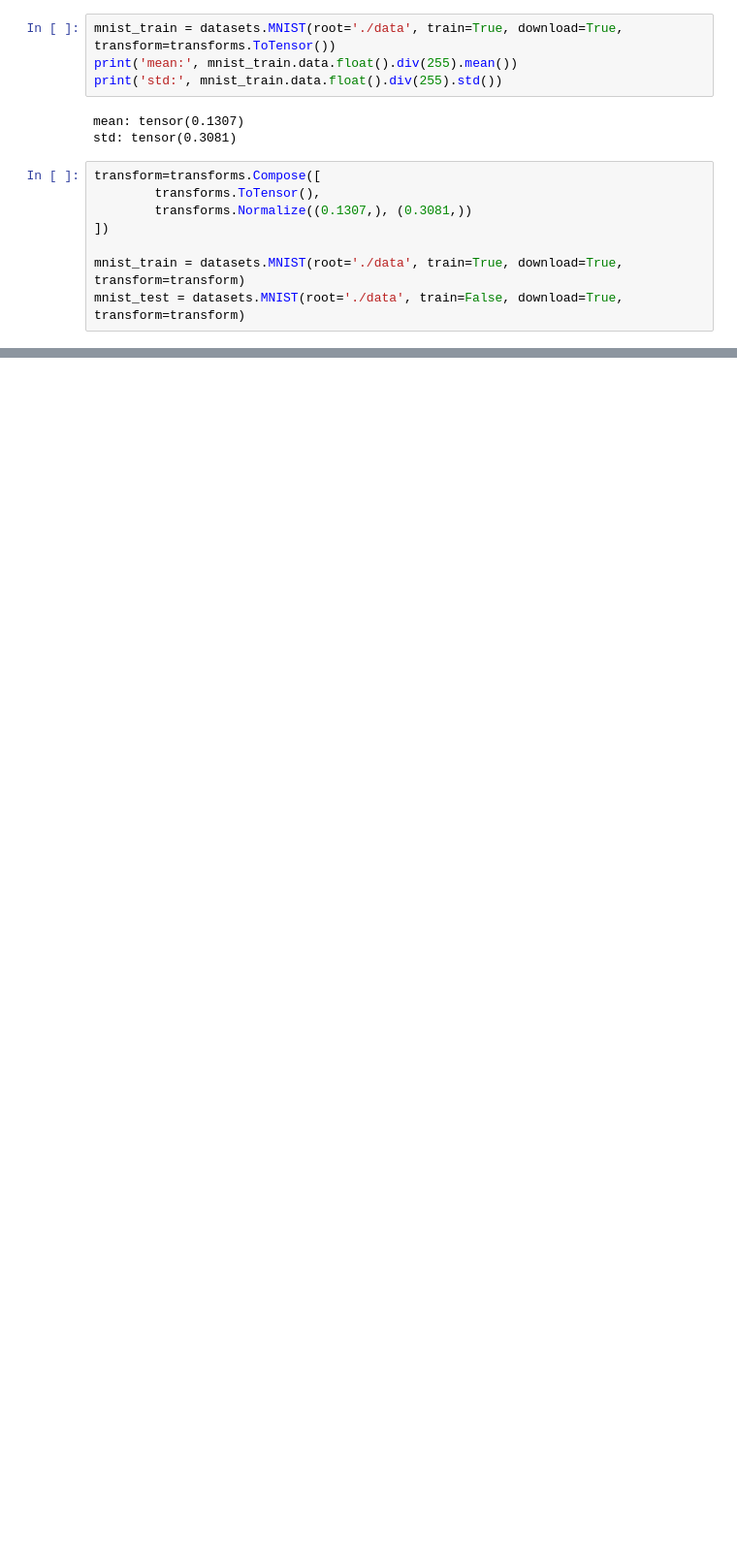
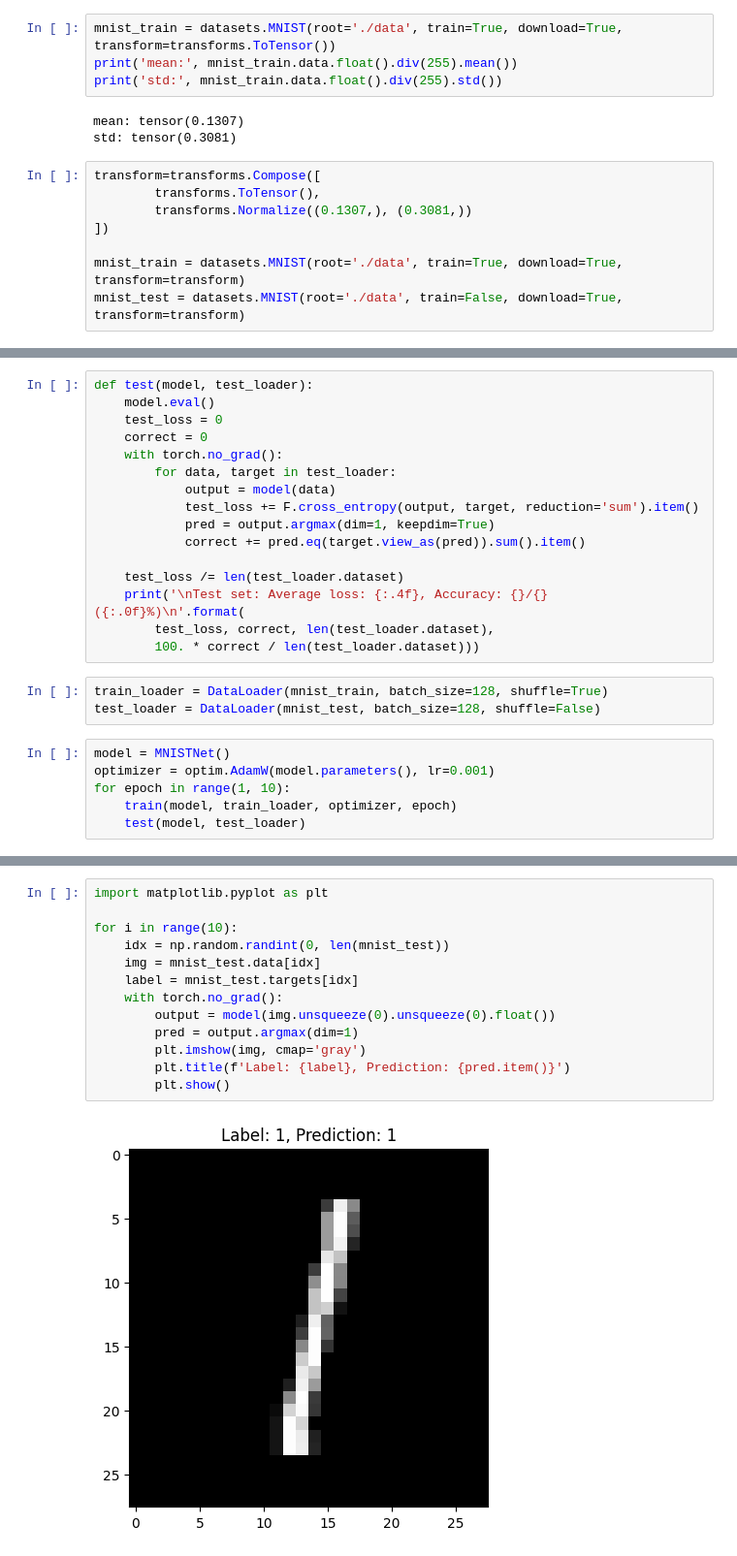
Before and after one commit to ShaharEli/mnist, a Jupyter notebook: note.ipynb, the cells around one changed output, grey strips where cells are left out. Shown: that part at 97% size. Saved outputs shown, nothing was run; the diff lists cells and outputs as text; blank space fills up the shorter version.

```diff
--- a/note.ipynb
+++ b/note.ipynb
@@ -42,0 +82,25 @@ mnist_test = datasets.MNIST(root='./data', train=False, download=True, transform
+# %%
+def test(model, test_loader):
+    model.eval()
+    test_loss = 0
+    correct = 0
+    with torch.no_grad():
+        for data, target in test_loader:
+            output = model(data)
+            test_loss += F.cross_entropy(output, target, reduction='sum').item()
+            pred = output.argmax(dim=1, keepdim=True)
+            correct += pred.eq(target.view_as(pred)).sum().item()
+
+    test_loss /= len(test_loader.dataset)
+    print('\nTest set: Average loss: {:.4f}, Accuracy: {}/{} ({:.0f}%)\n'.format(
+        test_loss, correct, len(test_loader.dataset),
+        100. * correct / len(test_loader.dataset)))
+# %%
+train_loader = DataLoader(mnist_train, batch_size=128, shuffle=True)
+test_loader = DataLoader(mnist_test, batch_size=128, shuffle=False)
+# %%
+model = MNISTNet()
+optimizer = optim.AdamW(model.parameters(), lr=0.001)
+for epoch in range(1, 10):
+    train(model, train_loader, optimizer, epoch)
+    test(model, test_loader)
@@ -42,0 +121,15 @@ mnist_test = datasets.MNIST(root='./data', train=False, download=True, transform
+# %%
+import matplotlib.pyplot as plt
+
+for i in range(10):
+    idx = np.random.randint(0, len(mnist_test))
+    img = mnist_test.data[idx]
+    label = mnist_test.targets[idx]
+    with torch.no_grad():
+        output = model(img.unsqueeze(0).unsqueeze(0).float())
+        pred = output.argmax(dim=1)
+        plt.imshow(img, cmap='gray')
+        plt.title(f'Label: {label}, Prediction: {pred.item()}')
+        plt.show()
+# %% [output]
+[figure, added]
```
Also changed, not shown: parts of 6 cells of this notebook.
